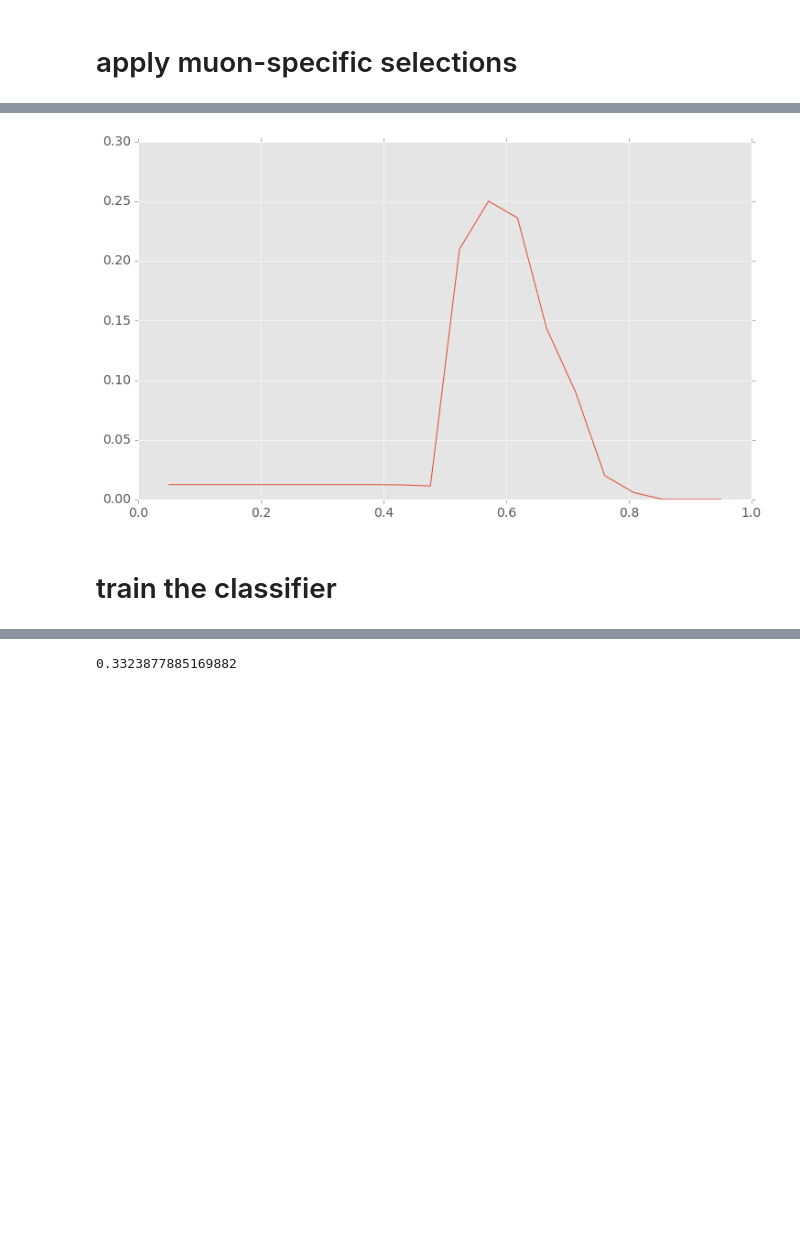
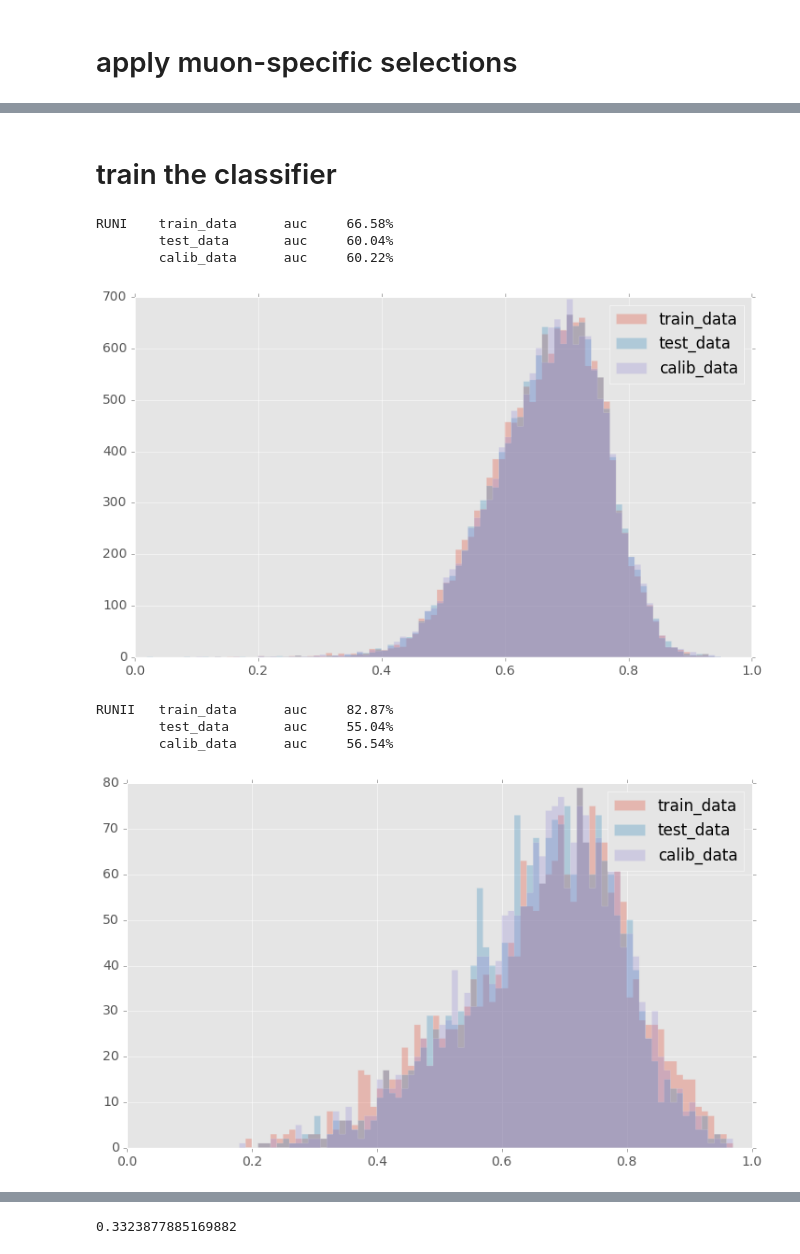
Before and after one commit to bixel/fttrainer, a Jupyter notebook: muon-training.ipynb, the cells around one changed output, grey strips where cells are left out. Cells and saved outputs as stored; diff of their text form; code cells hidden in the pictures; blank space fills up the shorter version.

```diff
--- a/muon-training.ipynb
+++ b/muon-training.ipynb
@@ -157,20 +159,3 @@ RUNII:  ε:      6.71+/-0.09%
         ⍵:      35.2+/-0.8%
         D2:     8.8+/-0.9%
         ε_eff:  0.59+/-0.06%
-# %%
-df = datasets['RUNI']['data']
-evt_num = datasets['RUNI']['event_number']
-efficiencies = []
-e_effs = []
-ippu_cuts = np.linspace(2.5, 10, 20)
-for ippu_cut in tqdm(ippu_cuts):
-    qs = queries[:-1] + ['tp_IPPU > ' + str(ippu_cut)]
-    selected_df = df.query(' and '.join(qs))
-    selected_df.reset_index(drop=True, inplace=True)
-    max_pt_df = selected_df.iloc[selected_df.groupby('event_id')['tp_partPt'].idxmax()]
-    efficiency = get_event_number(max_pt_df) / evt_num.n
-    efficiencies.append(efficiency)
-    omega = np.average(~max_pt_df.target, weights=max_pt_df.SigYield_sw)
-    e_effs.append(efficiency * (1 - 2 * omega)**2)
-efficiencies = np.array(efficiencies)
-e_effs = np.array(e_effs)
@@ -183,2 +161,0 @@ plt.show()
-# %%
-train_data, test_data, train_labels, test_labels = train_test_split(df, df.target, test_size=0.5)
@@ -210,7 +162,2 @@ eps_effs = np.array(eps_effs)
-# %%
-plt.plot(cuts, 100 * eps_effs)
-plt.show()
-# %% [output]
-[figure, removed]
 # %% [markdown]
 # train the classifier
@@ -222,0 +164,35 @@ plt.show()
+# %%
+for key, d in datasets.items():
+    df = d['max_pt_data']
+    train_data, _data = train_test_split(df, train_size=0.333, random_state=1)
+    test_data, calib_data = train_test_split(_data, train_size=0.5, random_state=1)
+    model = XGBClassifier(max_depth=2, n_estimators=300, nthread=24)
+#     model = GradientBoostingClassifier()
+#     model = RandomForestClassifier(n_estimators=100, n_jobs=24)
+    model.fit(train_data[classic_MVA_features], train_data.target)
+    datasets[key]['model'] = model
+    for subset_name in ['train_data', 'test_data', 'calib_data']:
+        datasets[key][subset_name] =  locals()[subset_name].copy(deep=True)
+# %%
+for key, d in datasets.items():
+    print(key, end='')
+    plt.subplots
+    for subset_name in ['train_data', 'test_data', 'calib_data']:
+        subset = datasets[key][subset_name]
+        subset['probas'] = datasets[key]['model'].predict_proba(subset[classic_MVA_features])[:,1]
+        subset['prediction'] = subset.probas > 0.5
+        datasets[key][subset_name] = subset
+        auc_score = roc_auc_score(subset.target, subset.probas)
+        print('\t{}\tauc\t{:2.2f}%'.format(subset_name, auc_score * 100))
+        plt.hist(subset.probas, bins=100, range=(0, 1), alpha=0.3, label=subset_name, histtype='stepfilled')
+    plt.legend(loc='best')
+    plt.show()
+# %% [output]
+RUNI    train_data      auc     66.58%
+        test_data       auc     60.04%
+        calib_data      auc     60.22%
+[figure, added]
+RUNII   train_data      auc     82.87%
+        test_data       auc     55.04%
+        calib_data      auc     56.54%
+[figure, added]
```
Also changed, not shown: parts of 11 cells of this notebook.
